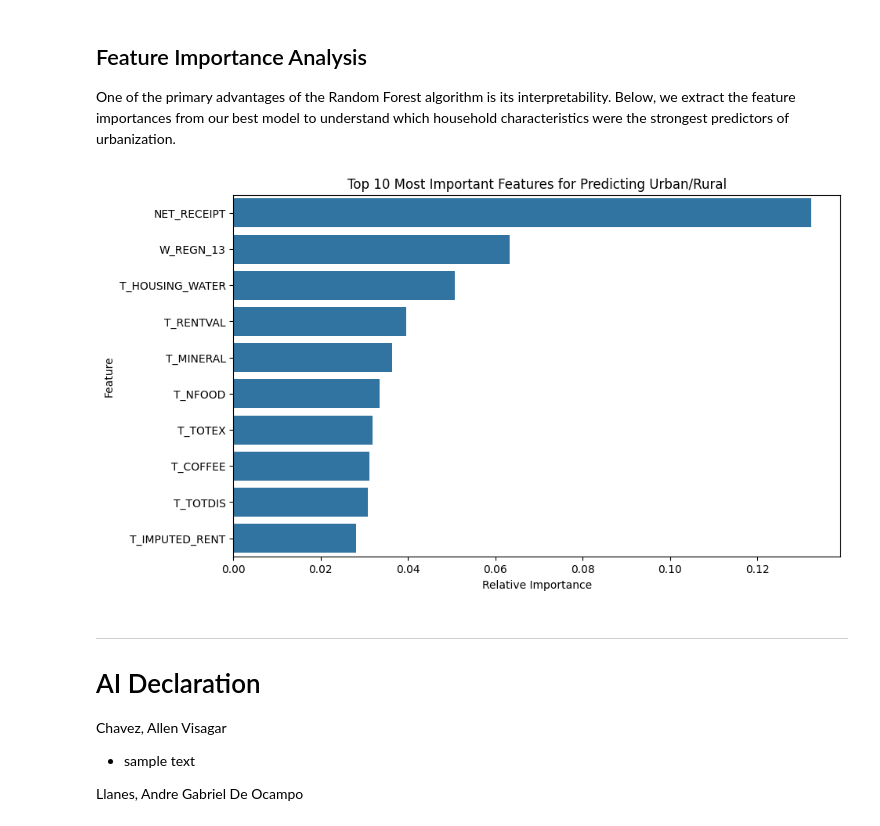
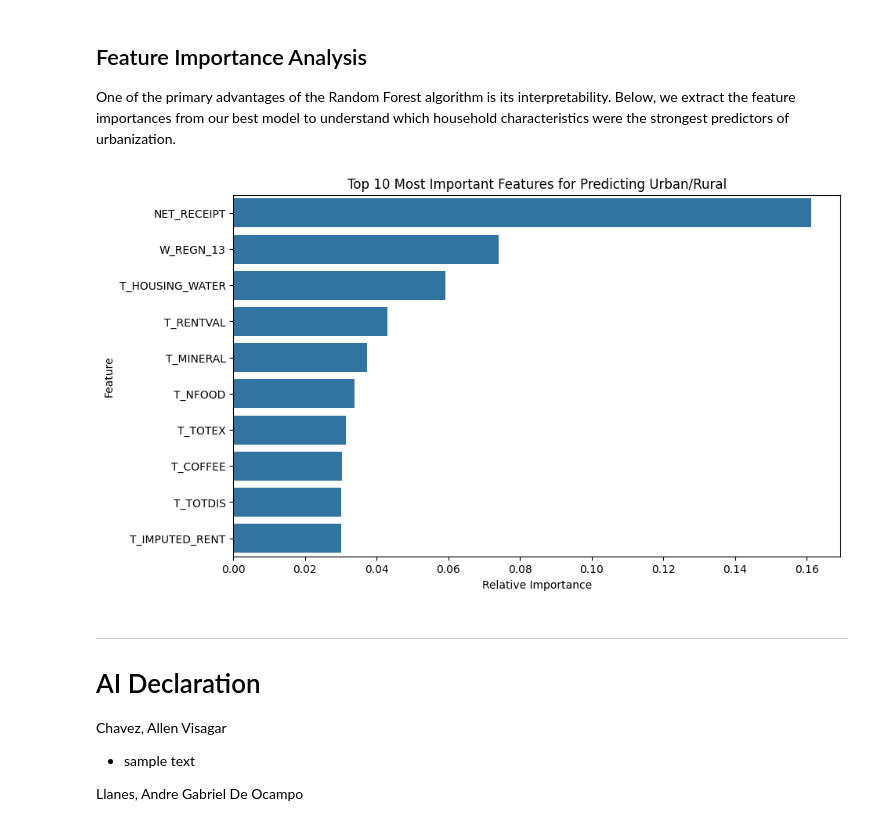
Before and after one commit to NebulaRojo9/STINTSY-MCO, a Jupyter notebook: Random Forest Classifier.ipynb, the cells around one changed output. Drawn from its saved outputs; the diff is of its cells as text; code cells hidden in the pictures.

```diff
--- a/Random Forest Classifier.ipynb
+++ b/Random Forest Classifier.ipynb
@@ -24,10 +24,10 @@ To initialize our model, we set `andom_state` to 42 so we can ensure our results
 from sklearn.ensemble import RandomForestClassifier
 
 # Initialize the Random Forest Classifier Model
-rf_model = RandomForestClassifier(n_estimators=100, random_state=42, n_jobs=-1)
+pre_tuned_rf = RandomForestClassifier(random_state=42, n_jobs=-1)
 
 # Train the model on the scaled training data
-rf_model.fit(X_train_scaled, y_train)
+pre_tuned_rf.fit(X_train_scaled, y_train)
 
 print("Random Forest model successfully trained!")
 # %% [output]
@@ -171,0 +263,28 @@ plt.show()
+# %%
+n_estimators_range = [10, 50, 100, 300, 500, 1000]
+val_bal_acc_scores = []
+
+# Loop through the range of n_estimators
+for n in n_estimators_range:
+
+    # We apply optimal max_depth=20 to isolate the effect of adding trees
+    temp_rf = RandomForestClassifier(
+        n_estimators=n,
+        max_depth=20,
+        random_state=42,
+        n_jobs=-1
+    )
+    temp_rf.fit(X_train_scaled, y_train)
+    temp_preds = temp_rf.predict(X_val_scaled)
+
+    # Use Balanced Accuracy
+    score = balanced_accuracy_score(y_val, temp_preds)
+    val_bal_acc_scores.append(score)
+
+
+plt.figure(figsize=(10, 6))
+plt.plot(n_estimators_range, val_bal_acc_scores, marker='o', linestyle='-', color='purple', linewidth=2)
+plt.title('Validation Balanced Accuracy vs. Number of Trees', fontsize=14, fontweight='bold')
+plt.xlabel('Number of Trees in Forest (n_estimators)', fontsize=12)
+plt.ylabel('Balanced Accuracy on Validation Set', fontsize=12)
+plt.grid(True, linestyle='--', alpha=0.7)
@@ -235,22 +368,24 @@ Final Tuned Random Forest Metrics (Test Set)
 ## Feature Importance Analysis
 One of the primary advantages of the Random Forest algorithm is its interpretability. Below, we extract the feature importances from our best model to understand which household characteristics were the strongest predictors of urbanization.
 # %%
+import seaborn as sns
+
 # Extract feature importances from the tuned model
-importances = best_rf_model.feature_importances_
+importances = post_tuned_rf.feature_importances_
 feature_importance_df = pd.DataFrame({
     'Feature': X_train_scaled.columns,
     'Importance': importances
 }).sort_values(by='Importance', ascending=False)
 
 # Plotting the Top 10 most important features
 plt.figure(figsize=(10, 6))
 sns.barplot(data=feature_importance_df.head(10), x='Importance', y='Feature')
 plt.title('Top 10 Most Important Features for Predicting Urban/Rural')
 plt.xlabel('Relative Importance')
 plt.ylabel('Feature')
 plt.show()
 # %% [output]
-[figure, old version]
+[figure, new version]
 # %% [markdown]
 <hr/>
 
```
Also changed, not shown: parts of 23 cells of this notebook.
